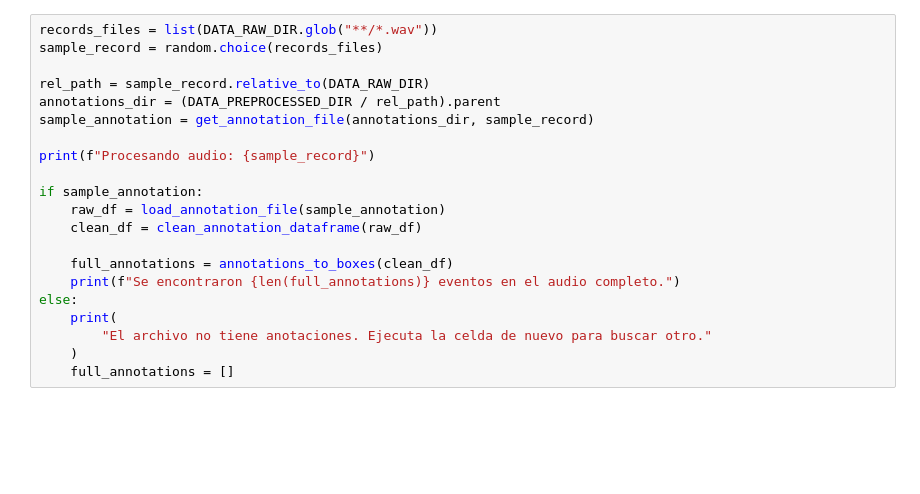
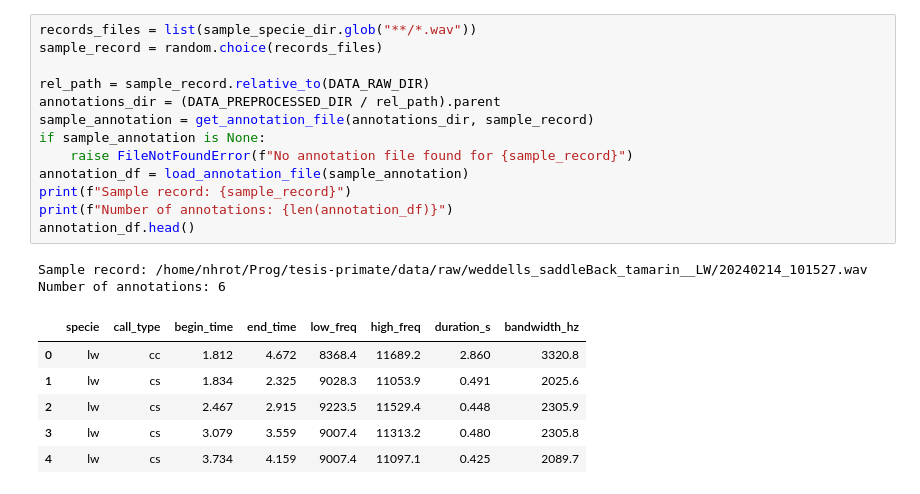
Before and after one commit to nhrot-fc/tesis-primate, a Jupyter notebook: notebooks/audio_exploration.ipynb, the cells around one changed output. Cells and saved outputs as stored; diff of their text form; blank space fills up the shorter version.

```diff
--- a/notebooks/audio_exploration.ipynb
+++ b/notebooks/audio_exploration.ipynb
@@ -47,21 +53,22 @@ sample_specie_dir
 # %%
-records_files = list(DATA_RAW_DIR.glob("**/*.wav"))
+records_files = list(sample_specie_dir.glob("**/*.wav"))
 sample_record = random.choice(records_files)
 
 rel_path = sample_record.relative_to(DATA_RAW_DIR)
 annotations_dir = (DATA_PREPROCESSED_DIR / rel_path).parent
 sample_annotation = get_annotation_file(annotations_dir, sample_record)
-
-print(f"Procesando audio: {sample_record}")
-
-if sample_annotation:
-    raw_df = load_annotation_file(sample_annotation)
-    clean_df = clean_annotation_dataframe(raw_df)
-
-    full_annotations = annotations_to_boxes(clean_df)
-    print(f"Se encontraron {len(full_annotations)} eventos en el audio completo.")
-else:
-    print(
-        "El archivo no tiene anotaciones. Ejecuta la celda de nuevo para buscar otro."
-    )
-    full_annotations = []
+if sample_annotation is None:
+    raise FileNotFoundError(f"No annotation file found for {sample_record}")
+annotation_df = load_annotation_file(sample_annotation)
+print(f"Sample record: {sample_record}")
+print(f"Number of annotations: {len(annotation_df)}")
+annotation_df.head()
+# %% [output]
+Sample record: /home/nhrot/Prog/tesis-primate/data/raw/weddells_saddleBack_tamarin__LW/20240214_101527.wav
+Number of annotations: 6
+|  | specie | call_type | begin_time | end_time | low_freq | high_freq | duration_s | bandwidth_hz |
+| 0 | lw | cc | 1.812 | 4.672 | 8368.4 | 11689.2 | 2.860 | 3320.8 |
+| 1 | lw | cs | 1.834 | 2.325 | 9028.3 | 11053.9 | 0.491 | 2025.6 |
+| 2 | lw | cs | 2.467 | 2.915 | 9223.5 | 11529.4 | 0.448 | 2305.9 |
+| 3 | lw | cs | 3.079 | 3.559 | 9007.4 | 11313.2 | 0.480 | 2305.8 |
+| 4 | lw | cs | 3.734 | 4.159 | 9007.4 | 11097.1 | 0.425 | 2089.7 |
```
Also changed, not shown: parts of 13 cells of this notebook, 4 other files.
